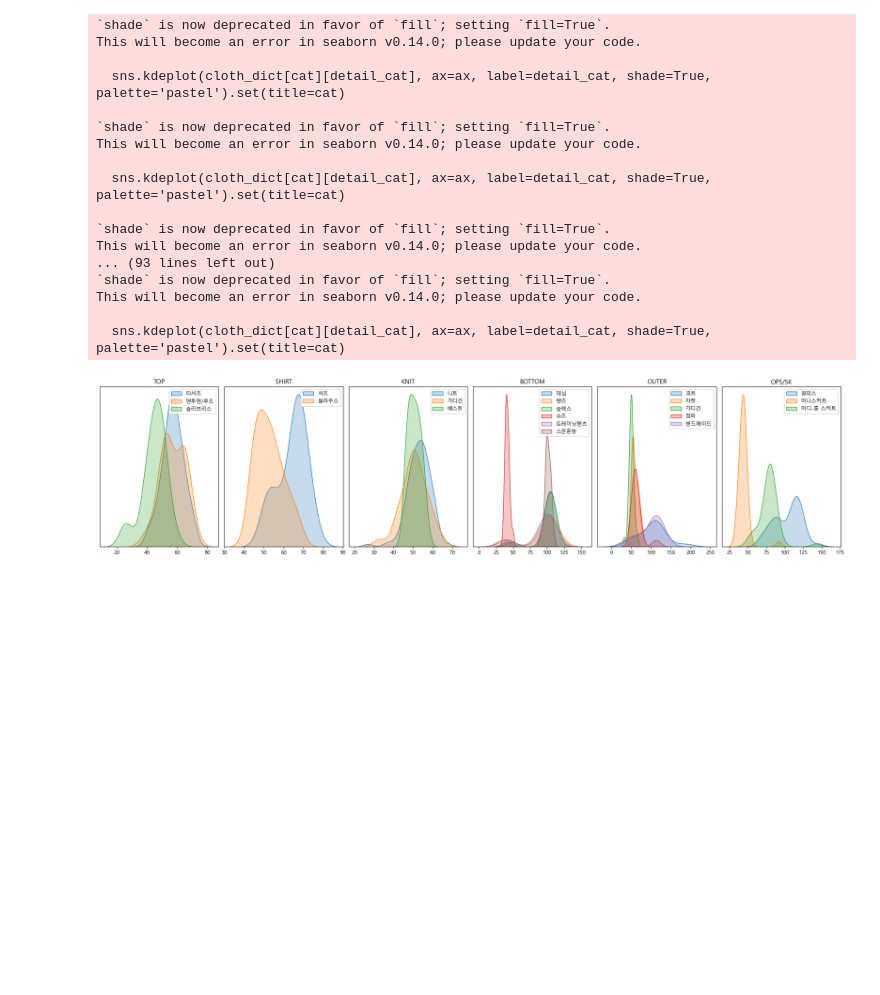
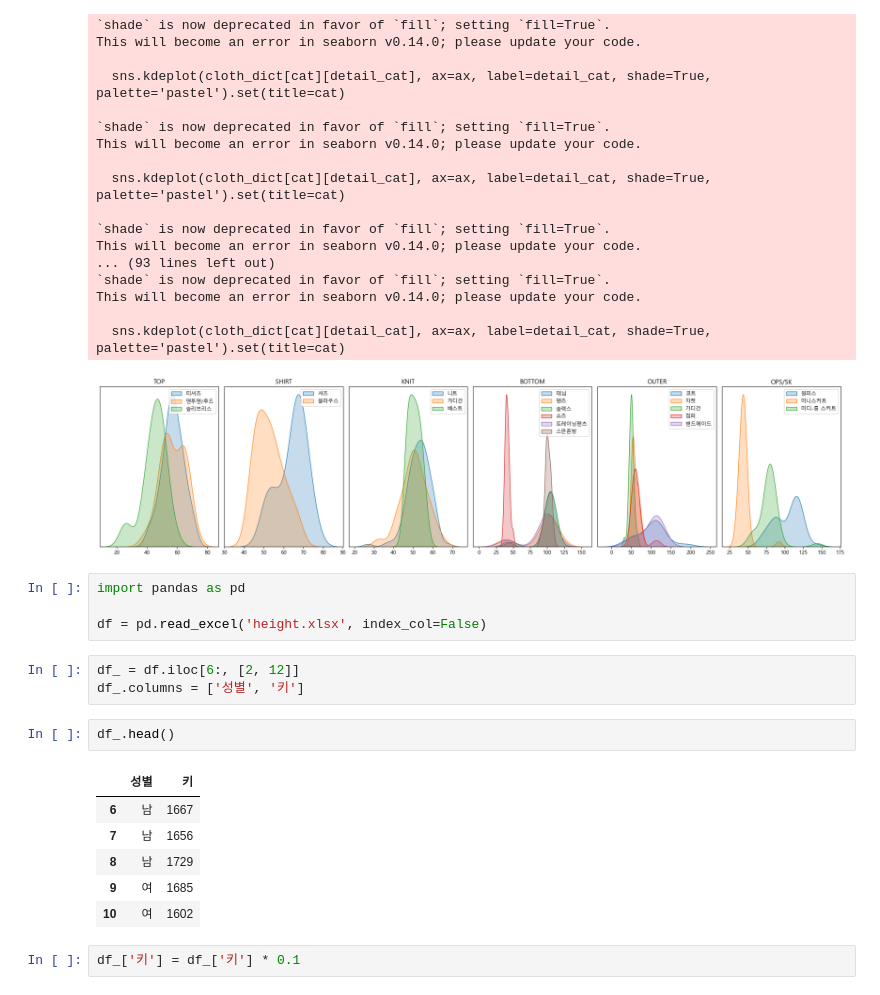
Before and after one commit to sinjy1203/TIL, a Jupyter notebook: web_crawling/ClothSizeCrawling.ipynb, the cells around one changed output. Cells and saved outputs as stored; diff of their text form; blank space fills up the shorter version.

```diff
--- a/web_crawling/ClothSizeCrawling.ipynb
+++ b/web_crawling/ClothSizeCrawling.ipynb
@@ -160,3 +160,21 @@ This will become an error in seaborn v0.14.0; please update your code.
 
   sns.kdeplot(cloth_dict[cat][detail_cat], ax=ax, label=detail_cat, shade=True, palette='pastel').set(title=cat)
 [figure]
+# %%
+import pandas as pd
+
+df = pd.read_excel('height.xlsx', index_col=False)
+# %%
+df_ = df.iloc[6:, [2, 12]]
+df_.columns = ['성별', '키']
+# %%
+df_.head()
+# %% [output]
+|  | 성별 | 키 |
+| 6 | 남 | 1667 |
+| 7 | 남 | 1656 |
+| 8 | 남 | 1729 |
+| 9 | 여 | 1685 |
+| 10 | 여 | 1602 |
+# %%
+df_['키'] = df_['키'] * 0.1
```
Also changed, not shown: parts of 4 cells of this notebook, 2 other files.
